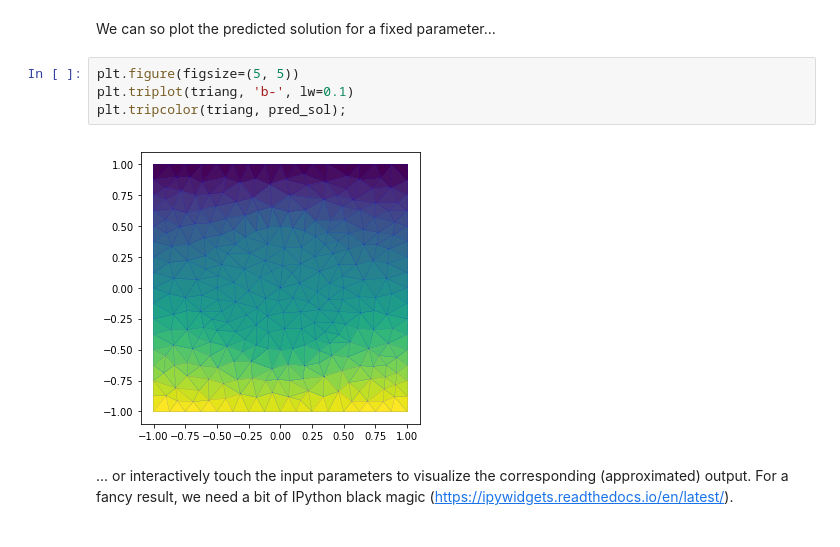
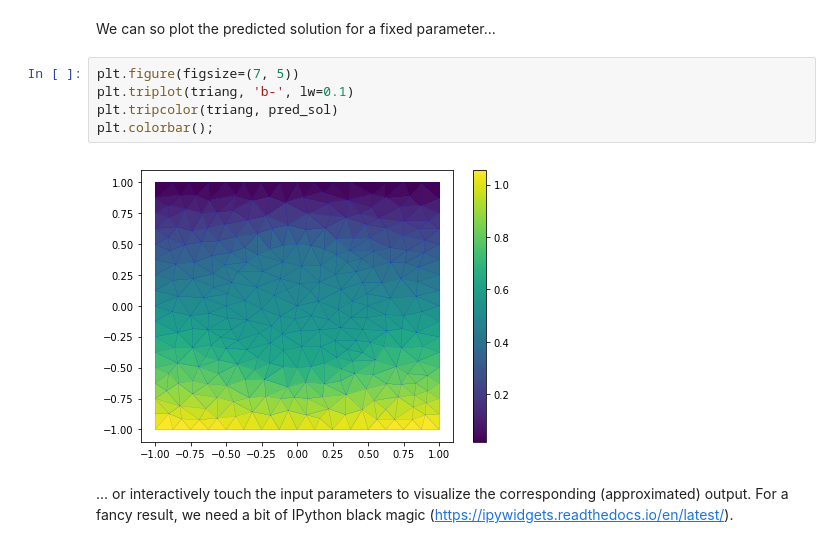
Before and after one commit to mathLab/EZyRB, a Jupyter notebook: tutorials/tutorial-1.ipynb, the cells around one changed output. Cells and saved outputs as stored; diff of their text form.

```diff
--- a/tutorials/tutorial-1.ipynb
+++ b/tutorials/tutorial-1.ipynb
@@ -84,11 +88,12 @@ pred_sol = rom.predict(new_mu)
 # %% [markdown]
 We can so plot the predicted solution for a fixed parameter...
 # %%
-plt.figure(figsize=(5, 5))
+plt.figure(figsize=(7, 5))
 plt.triplot(triang, 'b-', lw=0.1)
-plt.tripcolor(triang, pred_sol);
+plt.tripcolor(triang, pred_sol)
+plt.colorbar();
 # %% [output]
-[figure, old version]
+[figure, new version]
 # %% [markdown]
 ... or interactively touch the input parameters to visualize the corresponding (approximated) output. For a fancy result, we need a bit of IPython black magic ([https://ipywidgets.readthedocs.io/en/latest/]()).
 # %%
```
Also changed, not shown: parts of 9 cells of this notebook, 1 other file.
